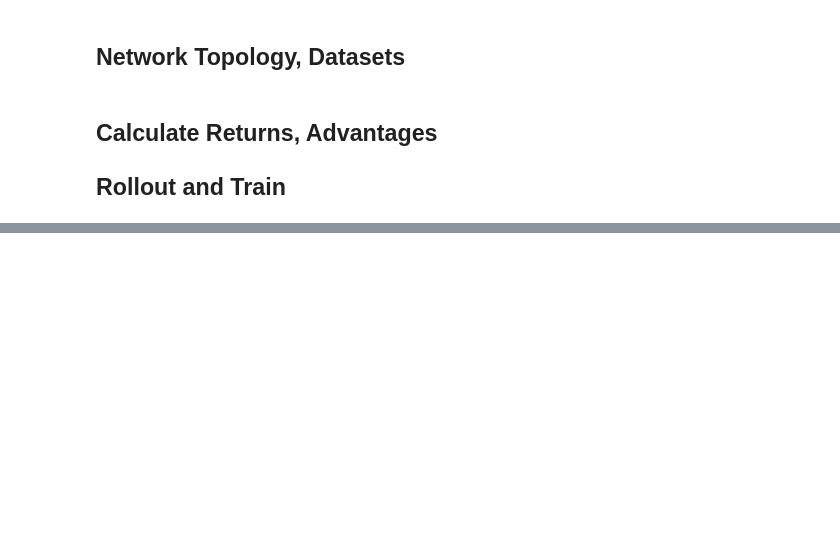
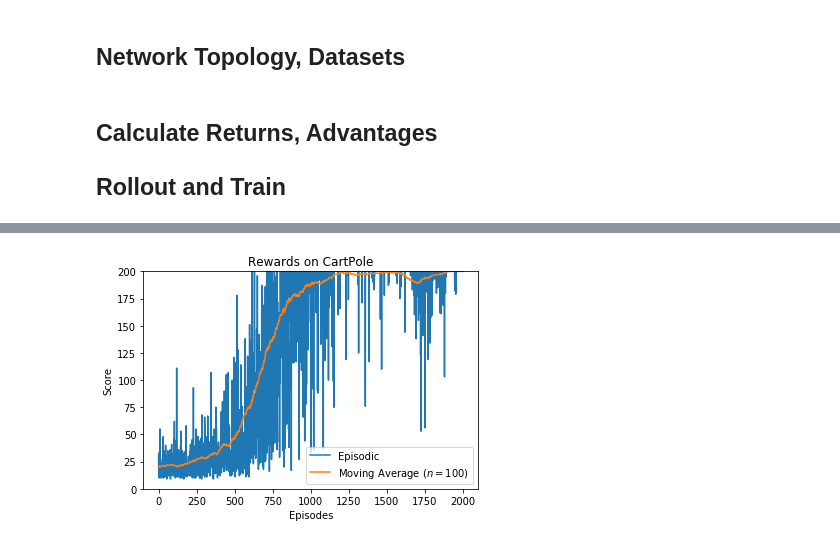
Before and after one commit to jarednielsen/research, a Jupyter notebook: ppo/Proximal Policy Optimization.ipynb, the cells around one changed output, grey strips where cells are left out. Saved outputs shown, nothing was run; the diff lists cells and outputs as text; code cells hidden in the pictures; blank space fills up the shorter version.

```diff
--- a/ppo/Proximal Policy Optimization.ipynb
+++ b/ppo/Proximal Policy Optimization.ipynb
@@ -254,0 +394,16 @@ numpy.ndarray
+# %%
+rewards = list(reward_queue_cartpole.queue)
+t = list(range(len(rewards)))
+
+avg_rewards = moving_average(rewards, n=100)
+t_epochs = list(range(len(avg_rewards)))
+plt.plot(t, rewards, label="Episodic")
+plt.plot(t_epochs, avg_rewards, label="Moving Average ($n=100$)")
+plt.legend()
+plt.title("Rewards on CartPole")
+plt.xlabel("Episodes")
+plt.ylabel("Score")
+plt.ylim([0, 200])
+plt.show()
+# %% [output]
+[figure, added]
```
Also changed, not shown: parts of 11 cells of this notebook, 2 other files.
